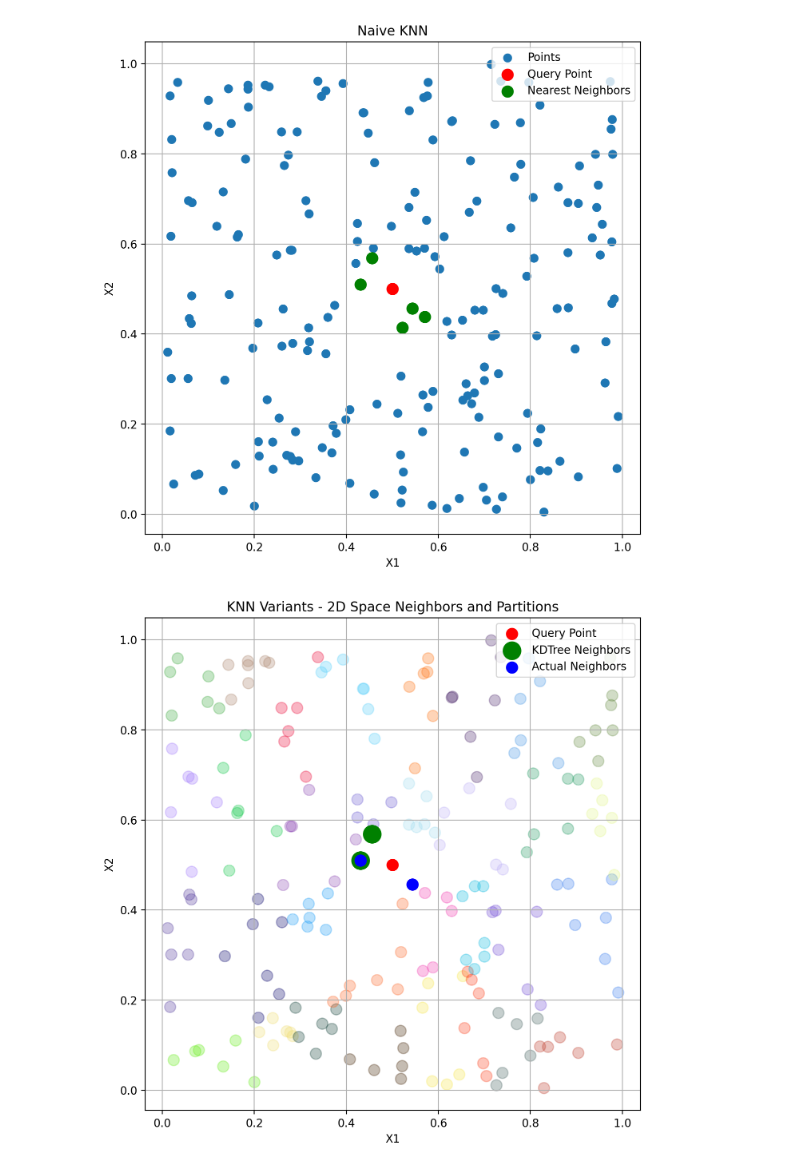
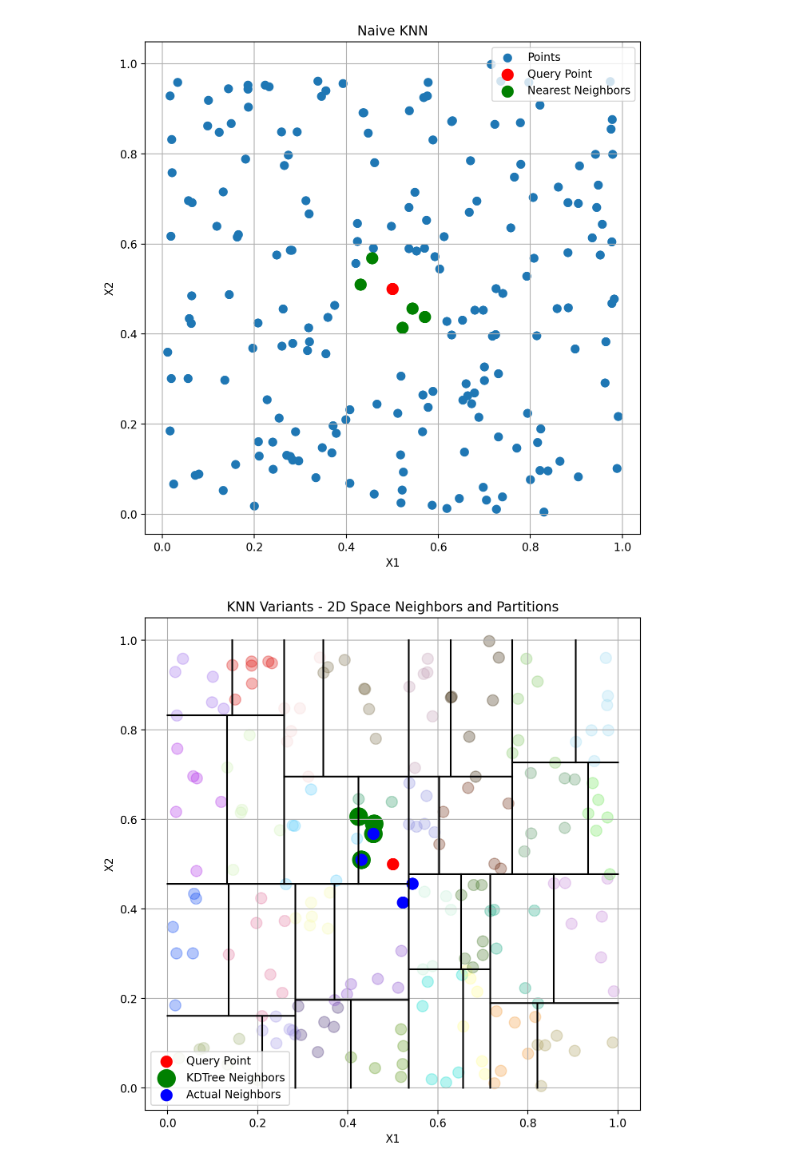
Before and after one commit to HarinarayanJ/ML-Assignment-4, a Jupyter notebook: Assignment4_Q2.ipynb, the cells around one changed output. Drawn from its saved outputs; the diff is of its cells as text; code cells hidden in the pictures.

```diff
--- a/Assignment4_Q2.ipynb
+++ b/Assignment4_Q2.ipynb
@@ -106,34 +109,50 @@ class KDTree:
     def query(self, query_pt, k=1):
         nparr = (self.query_helper(self.tree, query_pt, k))
         return self.naive(nparr, query_pt, k)
+# %%
+def plot_partitions_kdtree(node : dict, x_min, x_max, y_min, y_max):
+    if isinstance(node, np.ndarray):
+        return
+
+    dim = node['dim']
+    val = node['val']
+
+    if dim == 0:
+        plt.plot([val, val], [y_min, y_max], color='black')
+        plot_partitions_kdtree(node['left'], x_min, val, y_min, y_max)
+        plot_partitions_kdtree(node['right'], val, x_max, y_min, y_max)
+    else:
+        plt.plot([x_min, x_max], [val, val], color='black')
+        plot_partitions_kdtree(node['left'], x_min, x_max, y_min, val)
+        plot_partitions_kdtree(node['right'], x_min, x_max, val, y_max)
 # %%
 kdtree = KDTree()
 kdtree.fit(X_2d)
-kdtree_points = kdtree.query(query_pt_2d, k=2)
+kdtree_points = kdtree.query(query_pt_2d, k=4)
 
 naive_2d_knnfalse = NaiveKNN()
 naive_2d_knnfalse.fit(X_2d)
-naive_indices = naive_2d.query(query_pt_2d, k=2)
+naive_indices = naive_2d.query(query_pt_2d, k=4)
 
 plt.figure(figsize=(8, 8))
-
 
 for i in kdtree.leafs:
     plt.scatter(i[:, 0], i[:, 1], color= np.random.rand(3,), s=100, alpha=0.3)
 
 plt.scatter(query_pt_2d[0], query_pt_2d[1], color='red', label="Query Point", s=100)
 plt.scatter(kdtree_points[:, 0], kdtree_points[:, 1], color='green', label="KDTree Neighbors", s= 250)
 plt.scatter(X_2d[naive_indices, 0], X_2d[naive_indices, 1], color='blue', label="Actual Neighbors", s=100)
 
 plt.legend()
 plt.title("KDTree KNN")
 plt.title("KNN Variants - 2D Space Neighbors and Partitions")
 plt.xlabel("X1")
 plt.ylabel("X2")
 plt.grid(True)
+plot_partitions_kdtree(kdtree.tree, 0, 1, 0, 1)
 plt.show()
 # %% [output]
-[figure, old version]
+[figure, new version]
 # %%
 class LSH:
     def __init__(self, n_projections=10, n_neighbors=5, radomn_seed = 42):
```
Also changed, not shown: parts of 11 cells of this notebook.
